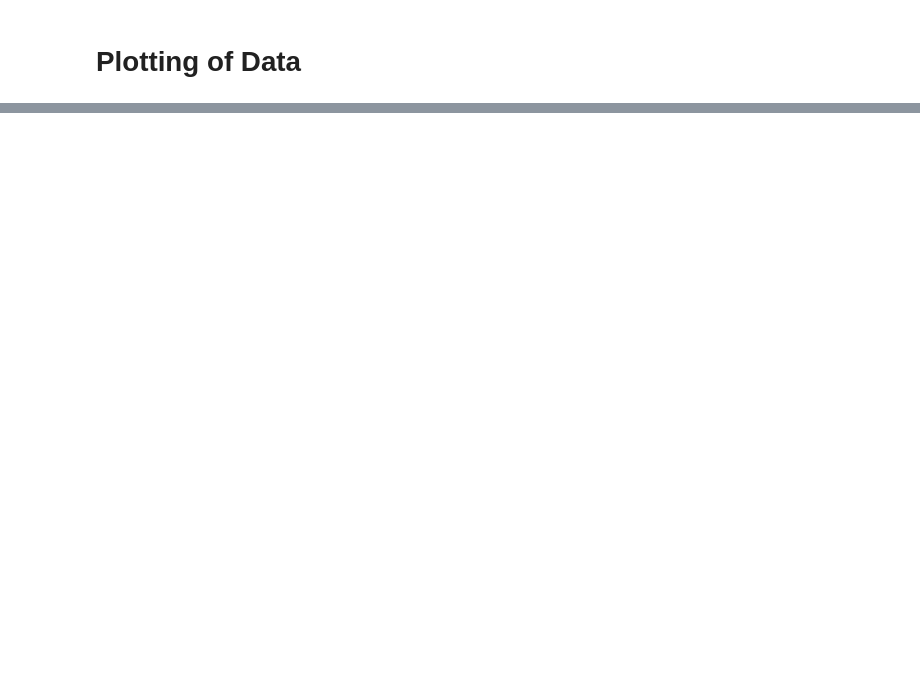
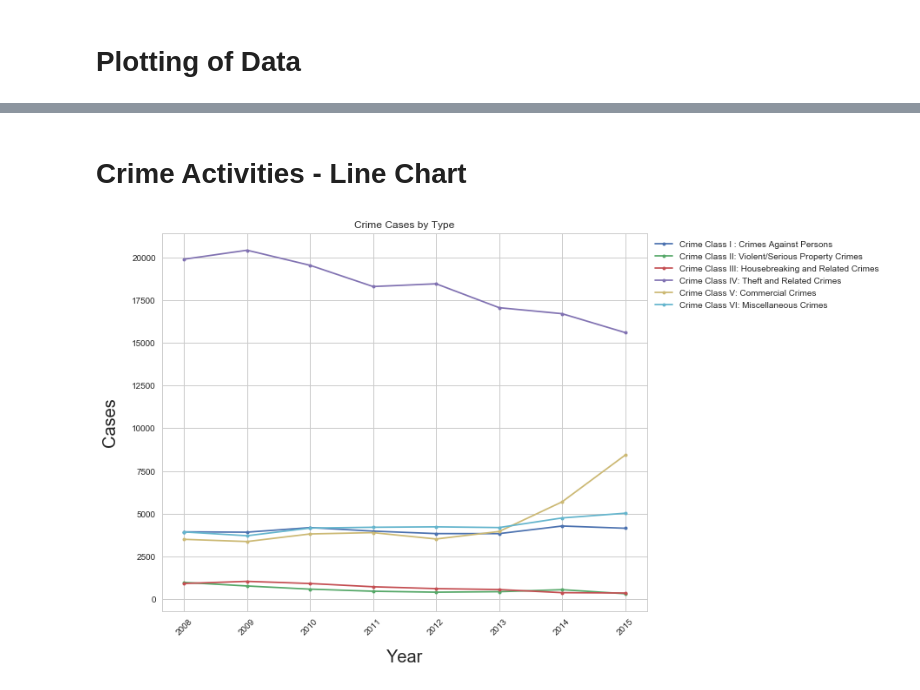
Before and after one commit to Ghos7ie/PDS_CA2, a Jupyter notebook: Graph Plotting.ipynb, the cells around one changed output, grey strips where cells are left out. Saved outputs shown, nothing was run; the diff lists cells and outputs as text; code cells hidden in the pictures; blank space fills up the shorter version.

```diff
--- a/Graph Plotting.ipynb
+++ b/Graph Plotting.ipynb
@@ -50,0 +122,40 @@ if __name__ == '__main__':
+# %% [markdown]
+# Crime Activities - Line Chart
+# %%
+%matplotlib inline
+import pandas as pd
+import pymongo
+from pymongo import MongoClient
+import matplotlib.pyplot as plt
+import seaborn as sns
+sns.set(style='whitegrid')
+
+client = MongoClient()
+db = client['pds_CA2']
+
+dataCrimeT = pd.DataFrame(list(db.crimeRatesTypes.find()))
+
+types = dataCrimeT['crime_classes'].unique()
+
+# Used to plot lines
+def plotLines (type_list):
+    for typeC in type_list:
+        # Set what rows of data are used
+        dataUsed = dataCrimeT.loc[dataCrimeT['crime_classes']==typeC]
+        axis4.plot(dataUsed['year'], dataUsed['crime_cases'], label=typeC, marker = 'o',markersize=4)
+
+# Plotting
+linePlot = plt.figure(figsize=(10,8))
+axis4 = linePlot.add_subplot(111)
+## Set title
+plt.title('Crime Cases by Type')
+## Set x and y labels
+plt.xlabel('Year', fontsize=20, labelpad=15)
+plt.ylabel('Cases', fontsize=20, labelpad=15)
+## Rotate x ticks
+plt.xticks(rotation=45)
+plotLines(types)
+axis4.legend(loc="upper left",bbox_to_anchor=(1,1), fontsize=10)
+plt.show()
+# %% [output]
+[figure, added]
```
Also changed, not shown: parts of 18 cells of this notebook, 8 other files.
